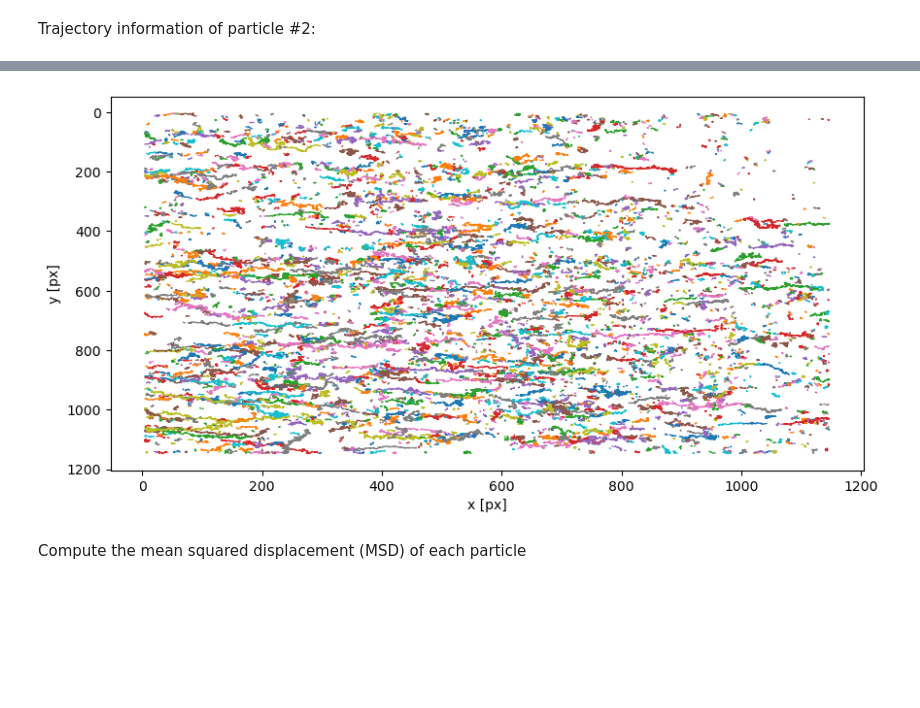
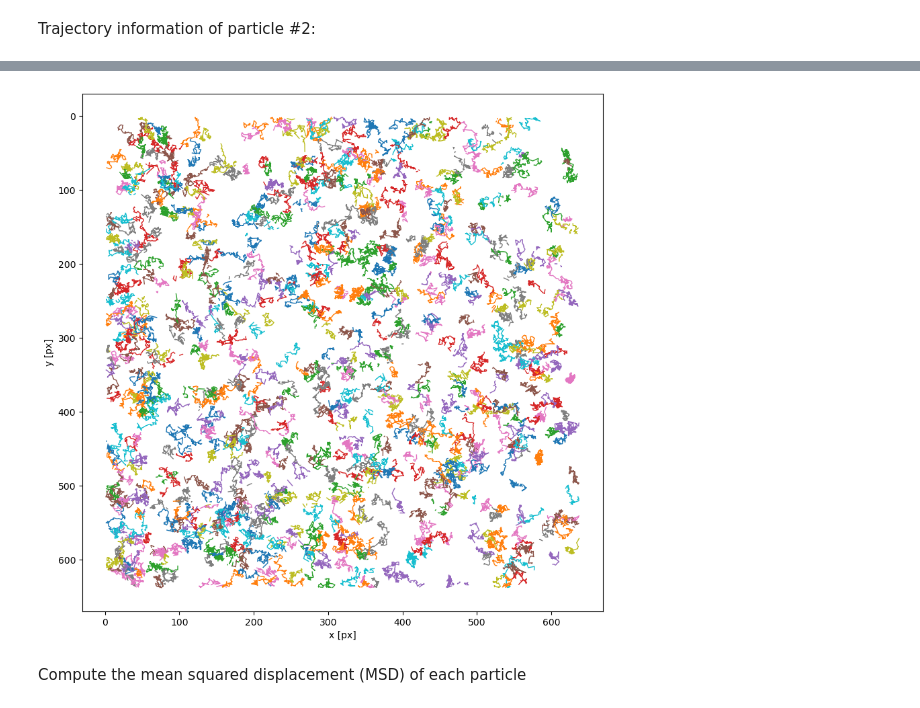
Before and after one commit to StefansGH/nanoparticle-tracking, a Jupyter notebook: tracking.ipynb, the cells around one changed output, grey strips where cells are left out. Drawn from its saved outputs; the diff is of its cells as text; code cells hidden in the pictures; blank space fills up the shorter version.

```diff
--- a/tracking.ipynb
+++ b/tracking.ipynb
@@ -22,7 +55,7 @@ tp.quiet()  # Turn off progress reports for best performance
 # %%
 @pims.pipeline
 def gray(image):
-    return image[:, :, 0]  # Take just the green channel
+    return image[int(1152/2-320):int(1152/2+320), int(1152/2-320):int(1152/2+320)]  # Take just the green channel
 
 frames = gray(pims.open('frames/*.png'))
 # %% [markdown]
@@ -35,6 +71,6 @@ tp.annotate(f, frames[0]);
 # %% [markdown]
 Detecting particles in all frames:
 # %%
-f = tp.batch(frames[:100000], 11, minmass=700, invert=False)
+f = tp.batch(frames[:], diameter = 5, invert=False, minmass=0, noise_size=0, smoothing_size=5, characterize=False, percentile=98)
 f.head(3)
 # %% [output]
@@ -45,6 +81,6 @@ f.head(3)
 # %% [markdown]
 Linking particles in between frames (trajectories):
 # %%
-t = tp.link(f, 5, memory=3)
+t = tp.link(f, search_range=10, memory=2)
 t.head(3)
 # %% [output]
@@ -55,7 +91,7 @@ t.head(3)
 # %% [markdown]
 Ephemeral trajectories — seen only for a few frames — are usually spurious and never useful. The convenience function filter_stubs keeps only trajectories that last for a given number of frames.
 # %%
-t1 = tp.filter_stubs(t, 5)
+t1 = tp.filter_stubs(t, 50)
 # Compare the number of particles in the unfiltered and filtered data.
 print('Before:', t['particle'].nunique())
 print('After:', t1['particle'].nunique())
@@ -90,8 +109,9 @@ t1[t1.particle==2]
 # %%
-plt.figure()
+#plt.figure()
+plt.figure(figsize=(10, 10))
 tp.plot_traj(t1);
 # %% [output]
-[figure, old version]
+[figure, new version]
 # %% [markdown]
 Compute the mean squared displacement (MSD) of each particle
 # %%
```
Also changed, not shown: parts of 29 cells of this notebook.
